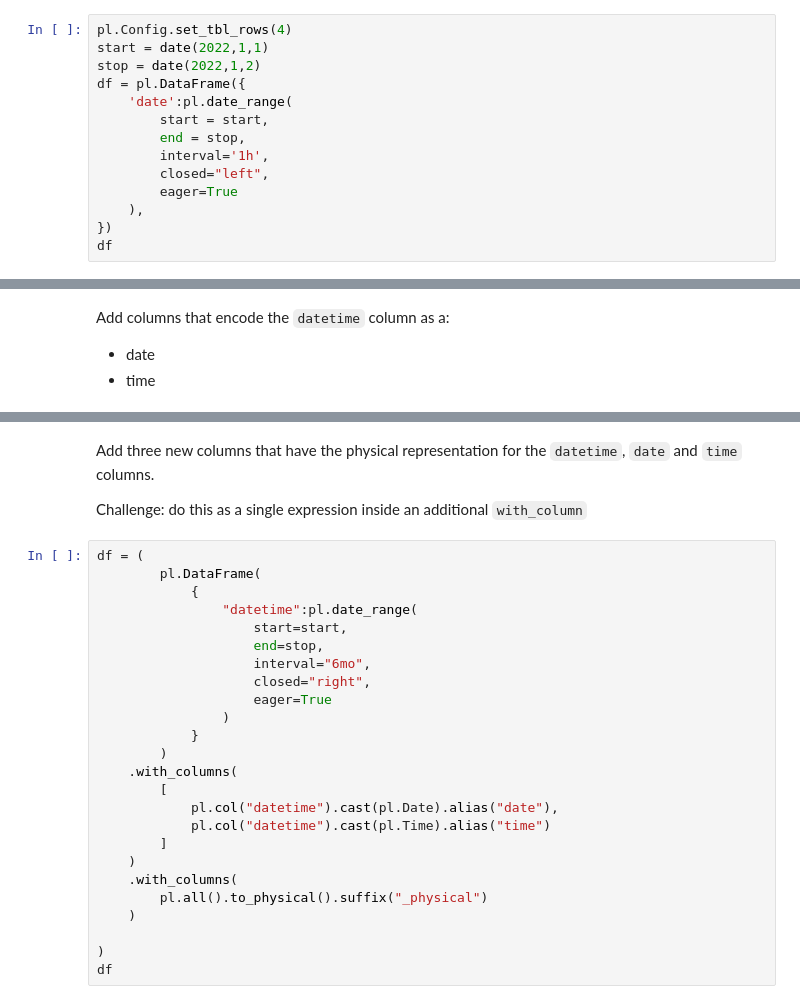
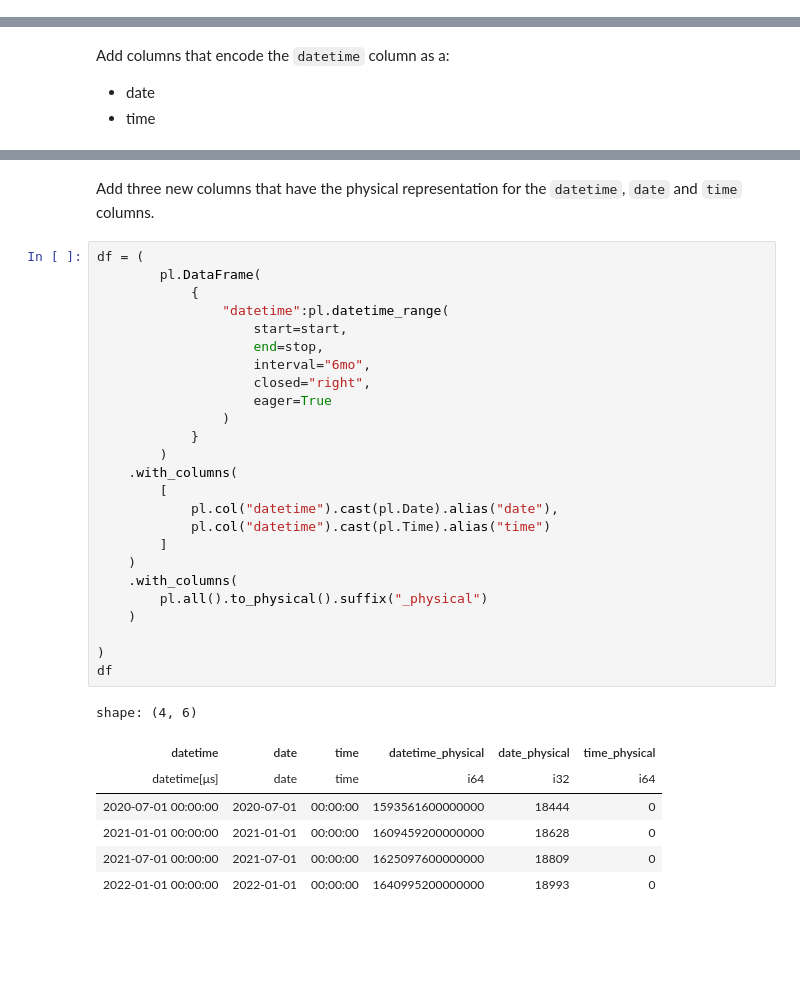
Before and after one commit to mattdube/polars-practice, a Jupyter notebook: notebooks/08_time_series/01-IntroTimeSeries.ipynb, the cells around one changed output, grey strips where cells are left out. Drawn from its saved outputs; the diff is of its cells as text; blank space fills up the shorter version.

```diff
--- a/notebooks/08_time_series/01-IntroTimeSeries.ipynb
+++ b/notebooks/08_time_series/01-IntroTimeSeries.ipynb
@@ -86,14 +42,0 @@ The default is for the date range to be closed on both sides. We can specify how
-# %%
-pl.Config.set_tbl_rows(4)
-start = date(2022,1,1)
-stop = date(2022,1,2)
-df = pl.DataFrame({
-    'date':pl.date_range(
-        start = start,
-        end = stop,
-        interval='1h',
-        closed="left",
-        eager=True
-    ),
-})
-df
@@ -267,29 +322,35 @@ df
 # %% [markdown]
 Add three new columns that have the physical representation for the `datetime`, `date` and `time` columns.
-
-Challenge: do this as a single expression inside an additional `with_column`
 # %%
 df = (
         pl.DataFrame(
             {
-                "datetime":pl.date_range(
+                "datetime":pl.datetime_range(
                     start=start,
                     end=stop,
                     interval="6mo",
                     closed="right",
                     eager=True
                 )
             }
         )
     .with_columns(
         [
             pl.col("datetime").cast(pl.Date).alias("date"),
             pl.col("datetime").cast(pl.Time).alias("time")
         ]
     )
     .with_columns(
         pl.all().to_physical().suffix("_physical")
     )
 
 )
 df
+# %% [output]
+shape: (4, 6)
+| datetime | date | time | datetime_physical | date_physical | time_physical |
+| datetime[μs] | date | time | i64 | i32 | i64 |
+| 2020-07-01 00:00:00 | 2020-07-01 | 00:00:00 | 1593561600000000 | 18444 | 0 |
+| 2021-01-01 00:00:00 | 2021-01-01 | 00:00:00 | 1609459200000000 | 18628 | 0 |
+| 2021-07-01 00:00:00 | 2021-07-01 | 00:00:00 | 1625097600000000 | 18809 | 0 |
+| 2022-01-01 00:00:00 | 2022-01-01 | 00:00:00 | 1640995200000000 | 18993 | 0 |
```
Also changed, not shown: parts of 32 cells of this notebook, 39 other files.
